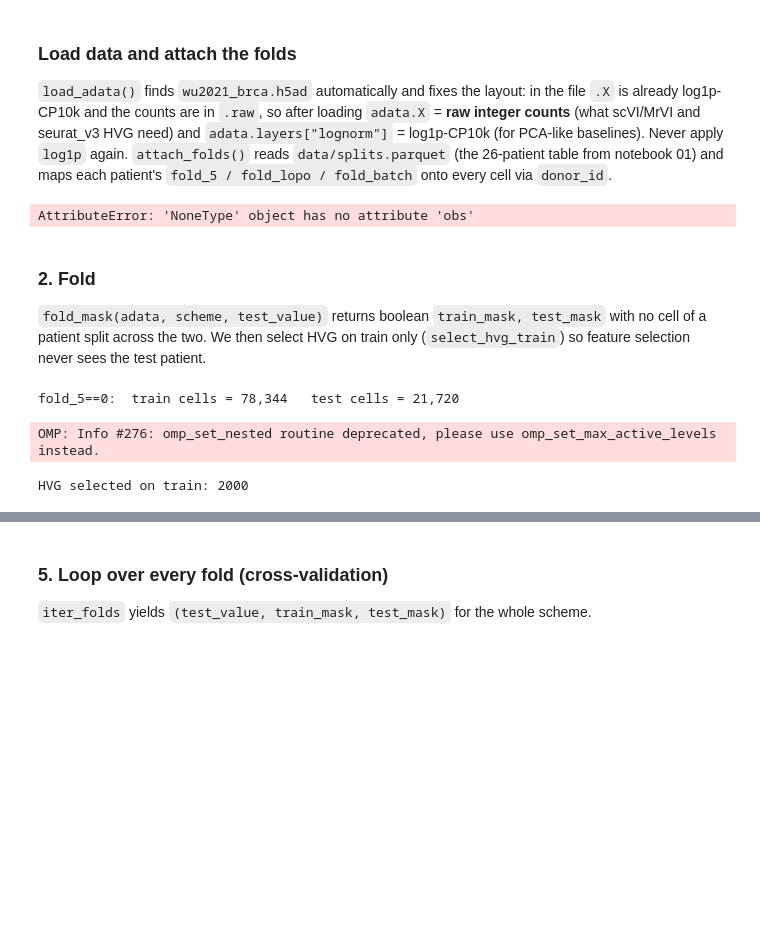
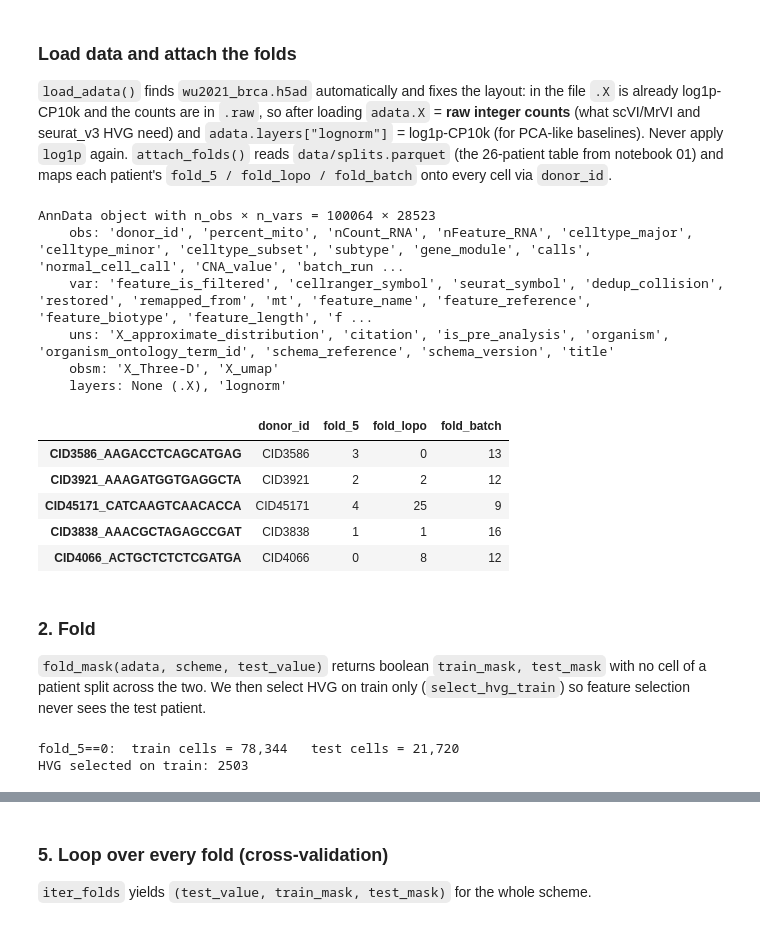
Before and after one commit to alvarodca/DeepGen-Oncology, a Jupyter notebook: MrVI.ipynb, the cells around one changed output, grey strips where cells are left out. Drawn from its saved outputs; the diff is of its cells as text; code cells hidden in the pictures; blank space fills up the shorter version.

```diff
--- a/MrVI.ipynb
+++ b/MrVI.ipynb
@@ -218,13 +24,22 @@ baselines). Never apply `log1p` again. `attach_folds()` reads
 `fold_5 / fold_lopo / fold_batch` onto every cell via `donor_id`.
 # %%
 adata = D.load_adata()  # the real data: cells x genes
-# D.attach_folds(adata) # adds obs['fold_5'], obs['fold_lopo'], obs['fold_batch']
-# print(adata)
-# adata.obs[['donor_id','fold_5','fold_lopo','fold_batch']].drop_duplicates('donor_id').head() # Safety head drop duplicates
+D.attach_folds(adata) # adds obs['fold_5'], obs['fold_lopo'], obs['fold_batch']
+print(adata)
+adata.obs[['donor_id','fold_5','fold_lopo','fold_batch']].drop_duplicates('donor_id').head() # Safety head drop duplicates
+# %% [output]
+AnnData object with n_obs × n_vars = 100064 × 28523
+    obs: 'donor_id', 'percent_mito', 'nCount_RNA', 'nFeature_RNA', 'celltype_major', 'celltype_minor', 'celltype_subset', 'subtype', 'gene_module', 'calls', 'normal_cell_call', 'CNA_value', 'batch_run ...
+    var: 'feature_is_filtered', 'cellranger_symbol', 'seurat_symbol', 'dedup_collision', 'restored', 'remapped_from', 'mt', 'feature_name', 'feature_reference', 'feature_biotype', 'feature_length', 'f ...
+    uns: 'X_approximate_distribution', 'citation', 'is_pre_analysis', 'organism', 'organism_ontology_term_id', 'schema_reference', 'schema_version', 'title'
+    obsm: 'X_Three-D', 'X_umap'
+    layers: None (.X), 'lognorm'
+|  | donor_id | fold_5 | fold_lopo | fold_batch |
+| CID3586_AAGACCTCAGCATGAG | CID3586 | 3 | 0 | 13 |
+| CID3921_AAAGATGGTGAGGCTA | CID3921 | 2 | 2 | 12 |
+| CID45171_CATCAAGTCAACACCA | CID45171 | 4 | 25 | 9 |
+| CID3838_AAACGCTAGAGCCGAT | CID3838 | 1 | 1 | 16 |
+| CID4066_ACTGCTCTCTCGATGA | CID4066 | 0 | 8 | 12 |
-# %%
-D.attach_folds(adata)
-# %% [output]
-AttributeError: 'NoneType' object has no attribute 'obs'
 # %% [markdown]
 ### 2. Fold
 
@@ -236,10 +51,10 @@ SCHEME, TEST_FOLD = "fold_5", 0
 train_mask, test_mask = D.fold_mask(adata, SCHEME, TEST_FOLD)
 print(f"{SCHEME}=={TEST_FOLD}:  train cells = {train_mask.sum():,}   test cells = {test_mask.sum():,}")
 
-hvg = H.select_hvg_train(adata, train_mask, n_top=2000) # computed on TRAIN cells only
+N_HVG = 2500
+hvg = H.select_hvg_train(adata, train_mask, n_top=N_HVG) # computed on TRAIN cells only
 print("HVG selected on train:", len(hvg))
 # %% [output]
 fold_5==0:  train cells = 78,344   test cells = 21,720
+HVG selected on train: 2503
-OMP: Info #276: omp_set_nested routine deprecated, please use omp_set_max_active_levels instead.
-HVG selected on train: 2000
 # %% [markdown]
```
Also changed, not shown: parts of 23 cells of this notebook, 5 other files.
